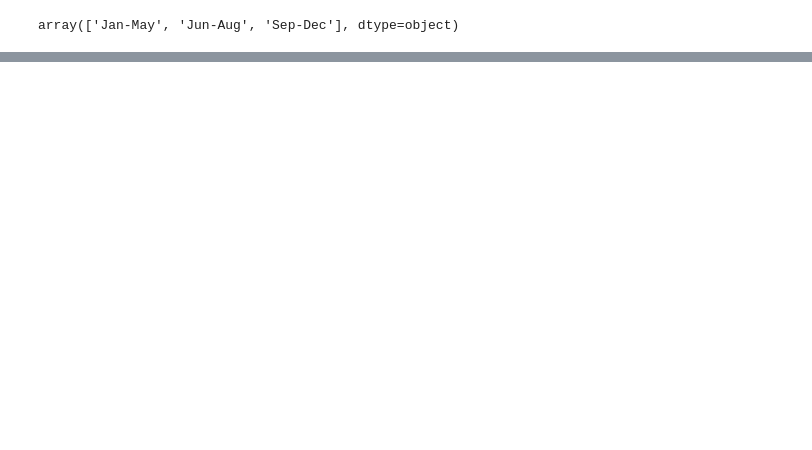
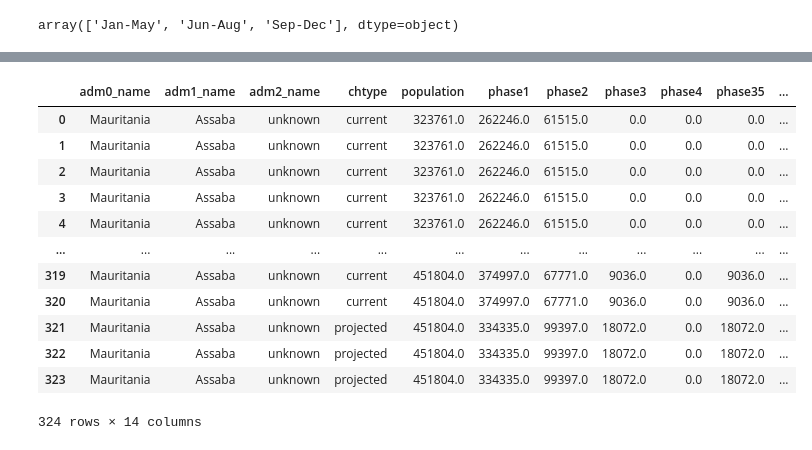
Before and after one commit to mouadhltifi/G20_Project, a Jupyter notebook: food-security-data-explore.ipynb, the cells around one changed output, grey strips where cells are left out. Cells and saved outputs as stored; diff of their text form; code cells hidden in the pictures; blank space fills up the shorter version.

```diff
--- a/food-security-data-explore.ipynb
+++ b/food-security-data-explore.ipynb
@@ -214,3 +214,34 @@ grouped_df.to_csv("cadre_harmonise_caf_ipc_assaba_yearly_grouped.csv")
 filtered_df['reference_label'].unique()
 # %% [output]
 array(['Jan-May', 'Jun-Aug', 'Sep-Dec'], dtype=object)
+# %%
+# Map each quarter to its constituent months
+months_map = {
+    "Jan-May": ["Jan", "Feb", "Mar", "Apr", "May"],
+    "Jun-Aug": ["Jun", "Jul", "Aug"],
+    "Sep-Dec": ["Sep", "Oct", "Nov", "Dec"],
+}
+
+# Copy your filtered df (so you don’t overwrite it)
+df_monthly = filtered_df.copy()
+
+# Replace the quarter label with a list of months, then explode
+df_monthly["reference_label"] = df_monthly["reference_label"].map(months_map)
+df_monthly = df_monthly.explode("reference_label").reset_index(drop=True)
+# %%
+# Map month abbreviations to month numbers
+month_map = {
+    "Jan": 1, "Feb": 2, "Mar": 3, "Apr": 4, "May": 5,
+    "Jun": 6, "Jul": 7, "Aug": 8,
+    "Sep": 9, "Oct": 10, "Nov": 11, "Dec": 12
+}
+
+# Create a new datetime column (using day=1)
+df_monthly["reference_date"] = pd.to_datetime({
+    "year": df_monthly["reference_year"],
+    "month": df_monthly["reference_label"].map(month_map),
+    "day": 1
+})
+
+# Drop the old columns
+df_monthly = df_monthly.drop(columns=["reference_label", "reference_year"])
@@ -216,0 +255,16 @@ array(['Jan-May', 'Jun-Aug', 'Sep-Dec'], dtype=object)
+# %%
+df_monthly
+# %% [output]
+|  | adm0_name | adm1_name | adm2_name | chtype | population | phase1 | phase2 | phase3 | phase4 | phase35 | ... |
+| 0 | Mauritania | Assaba | unknown | current | 323761.0 | 262246.0 | 61515.0 | 0.0 | 0.0 | 0.0 | ... |
+| 1 | Mauritania | Assaba | unknown | current | 323761.0 | 262246.0 | 61515.0 | 0.0 | 0.0 | 0.0 | ... |
+| 2 | Mauritania | Assaba | unknown | current | 323761.0 | 262246.0 | 61515.0 | 0.0 | 0.0 | 0.0 | ... |
+| 3 | Mauritania | Assaba | unknown | current | 323761.0 | 262246.0 | 61515.0 | 0.0 | 0.0 | 0.0 | ... |
+| 4 | Mauritania | Assaba | unknown | current | 323761.0 | 262246.0 | 61515.0 | 0.0 | 0.0 | 0.0 | ... |
+| ... | ... | ... | ... | ... | ... | ... | ... | ... | ... | ... | ... |
+| 319 | Mauritania | Assaba | unknown | current | 451804.0 | 374997.0 | 67771.0 | 9036.0 | 0.0 | 9036.0 | ... |
+| 320 | Mauritania | Assaba | unknown | current | 451804.0 | 374997.0 | 67771.0 | 9036.0 | 0.0 | 9036.0 | ... |
+| 321 | Mauritania | Assaba | unknown | projected | 451804.0 | 334335.0 | 99397.0 | 18072.0 | 0.0 | 18072.0 | ... |
+| 322 | Mauritania | Assaba | unknown | projected | 451804.0 | 334335.0 | 99397.0 | 18072.0 | 0.0 | 18072.0 | ... |
+| 323 | Mauritania | Assaba | unknown | projected | 451804.0 | 334335.0 | 99397.0 | 18072.0 | 0.0 | 18072.0 | ... |
+324 rows × 14 columns
```
Also changed, not shown: parts of 3 cells of this notebook.
